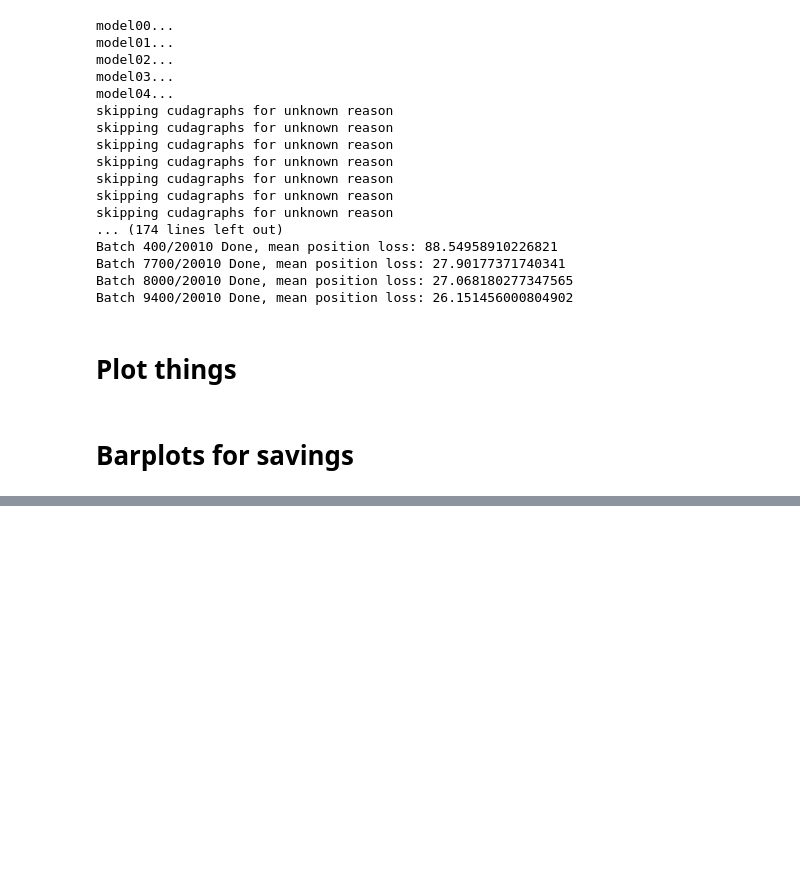
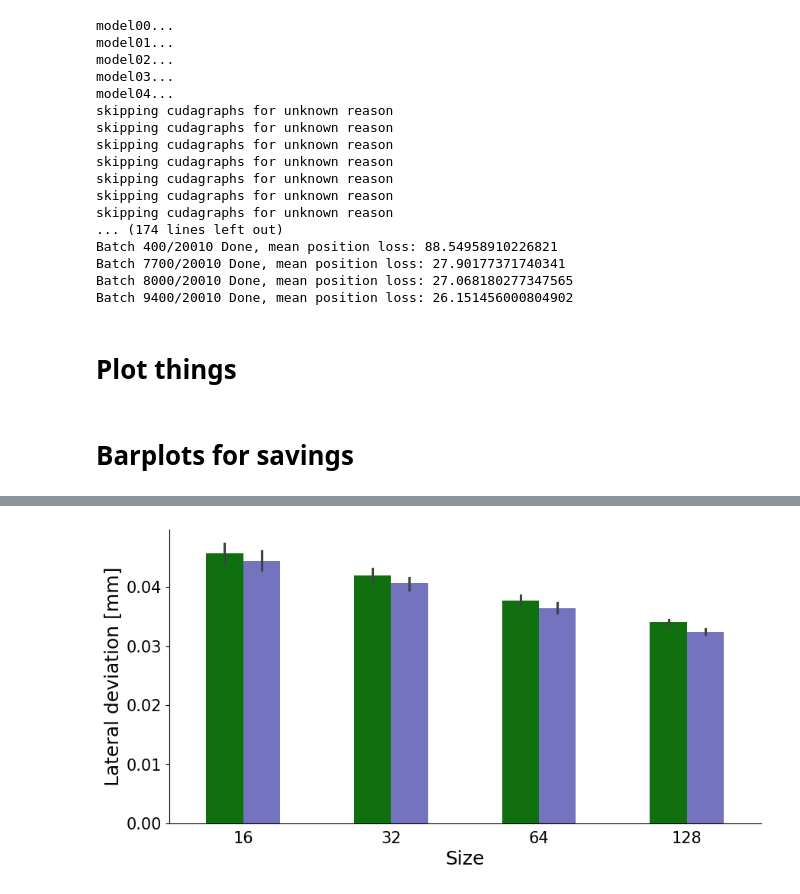
Before and after one commit to mshahbazi1997/MotorSavingModel, a Jupyter notebook: notebooks/result.ipynb, the cells around one changed output, grey strips where cells are left out. Saved outputs shown, nothing was run; the diff lists cells and outputs as text; code cells hidden in the pictures; blank space fills up the shorter version.

```diff
--- a/notebooks/result.ipynb
+++ b/notebooks/result.ipynb
@@ -101,0 +147,35 @@ len(loss['NF1'][19])
+# %%
+D = pd.read_csv(base_dir+'/loss.csv')
+
+filter_condition = (
+    (D['phase'].isin(['FF1', 'FF2'])) &
+    (D['feature'] == 'init') # you can select 'init' or 'rate'
+)
+T = D[filter_condition].reset_index(drop=True)
+
+
+fig, ax = plt.subplots(1, 1, figsize=(10, 5))
+
+
+
+sb.barplot(x='size', y='value', data=T, hue='phase', width=0.5, ax=ax, palette=palette_colors) # ,errorbar=None
+
+
+ax.spines['top'].set_visible(False)
+ax.spines['right'].set_visible(False)
+
+ax.xaxis.set_tick_params(labelsize=fontsize_tick)
+ax.yaxis.set_tick_params(labelsize=fontsize_tick)
+
+ax.tick_params(bottom=False)
+ax.set_xlabel('Size', fontsize=fontsize_label)
+ax.set_ylabel('Lateral deviation [mm]', fontsize=fontsize_label)
+
+#ax.set_ylim([0.03, 0.045])
+#ax.set_yticks([0.03,0.035, 0.04,0.045])
+ax.legend().set_visible(False)
+
+
+#fig.savefig(os.path.join(save_fig, 'perf_vs_size.pdf'), dpi=300, bbox_inches='tight')
+# %% [output]
+[figure, added]
```
Also changed, not shown: parts of 11 cells of this notebook, 4 other files.
